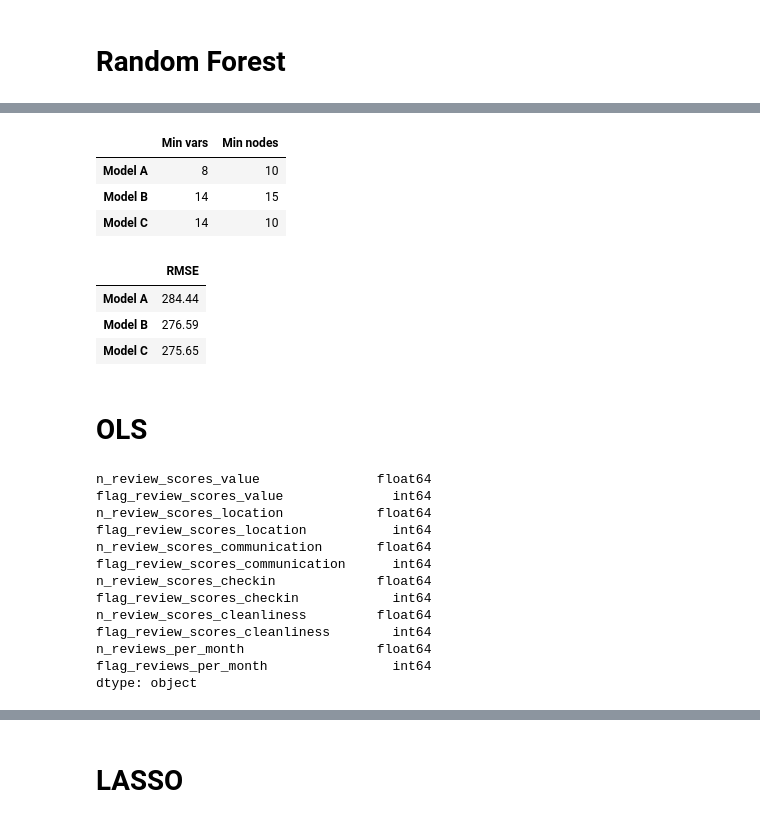
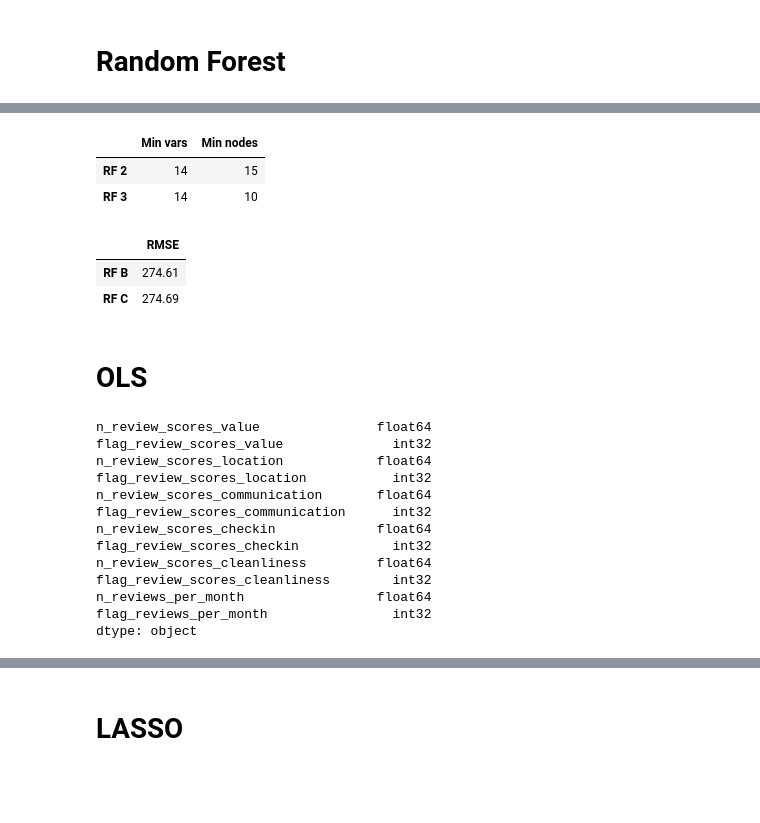
Before and after one commit to Jacopo21/AirbPrice_ML, a Jupyter notebook: model_oct.ipynb, the cells around one changed output, grey strips where cells are left out. Cells and saved outputs as stored; diff of their text form; code cells hidden in the pictures; blank space fills up the shorter version.

Commit message:
Change name, finish modeling

```diff
--- a/vu_apr.ipynb
+++ b/model_oct.ipynb
@@ -208,7 +225,7 @@ data_apr['amenities'] = merge_items_with_keywords(data_apr['amenities'], merge_d
 # %%
 # Generate dummies by amenities
 
-dummies = data_apr['amenities'].str.join('|').str.get_dummies()
+dummies = data_oct['amenities'].str.join('|').str.get_dummies()
 dummies.columns = "d_" + dummies.columns.str.replace('/', '_').str.replace(' ', '_').str.replace('-', '_').str.replace('\\\\', '')
 # %%
 dummies.head()
@@ -235,6 +252,6 @@ final_dummies.head()
 | 10 | 1 | 1 | 1 | 0 | 1 | 1 | 1 | 0 | ... |
 5 rows × 150 columns
 # %%
-#Add dummies amneties to data_apr
-data_apr = pd.concat([data_apr, final_dummies], axis=1)
+#Add dummies amneties to data_oct
+data_oct = pd.concat([data_oct, final_dummies], axis=1)
 # %%
@@ -251,11 +268,17 @@ data_apr.head()
 # Basic Variables inc neighnourhood
 basic_vars = [
     "n_accommodates",
-    "n_beds",
+    "n_bedrooms",
     "n_bathroom",
     "n_beds",
-    "f_property_type",
-    "f_neighbourhood_cleansed"
+    "f_neighbourhood_cleansed",
+    "availability_365",
+    "minimum_nights",
+    "maximum_nights",
+    "host_is_superhost",
+    "host_acceptance_rate",
+    "host_has_profile_pic",
+    "host_response_rate",
 ]
 
 # reviews
@@ -275,22 +298,24 @@ reviews = [
 ]
 
 # Dummy variables
-amenities = [col for col in data_apr if col.startswith("d_")]
+amenities = [col for col in data_oct if col.startswith("d_")]
 
 # interactions for the LASSO
 # from ch14
 X1 = [
-    "n_accommodates:f_property_type",
-    "d_breakfast:f_property_type",
+    "n_accommodates:d_wifi",
+    "d_breakfast:d_kitchen",
     "d_heating:n_accommodates",
-    "d_ac:f_property_type",
-    "minimum_nights",
+    "d_ac:n_bedrooms",
     "minimum_nights:n_accommodates",
     "availability_365:minimum_nights",
+    "n_review_scores_value:n_reviews_per_month",
+    "host_acceptance_rate:host_response_rate",
+    "host_identity_verified:host_is_superhost",
 ]
 # with neighbourhood
 X2 = [
-    "f_property_type:f_neighbourhood_cleansed",
+    "availability_365:f_neighbourhood_cleansed",
     "n_accommodates:f_neighbourhood_cleansed",
     "d_wifi:f_neighbourhood_cleansed",
     "d_Smoke_alarm:f_neighbourhood_cleansed",
@@ -323,7 +348,7 @@ amenities
 #data_oct.to_csv('/Users/Admin/Desktop/listings_APR_FINAL2.csv', index=False)
 # %%
 #Split the data
-data_train, data_holdout = train_test_split(data_apr, train_size=0.8, random_state=42)
+data_train, data_holdout = train_test_split(data_oct, train_size=0.8, random_state=42)
 # %% [markdown]
 # Random Forest
 # %%
@@ -453,22 +478,21 @@ pd.DataFrame(rf_model_3.cv_results_)[
 # %%
 pd.DataFrame(
     {
         "Min vars": [
             rf_model_2.best_estimator_.max_features,
             rf_model_3.best_estimator_.max_features,
         ],
-        "Min nodes": [,
+        "Min nodes": [
             rf_model_2.best_estimator_.min_samples_split - 1,
             rf_model_3.best_estimator_.min_samples_split - 1,
         ],
     },
-    ["Model B", "Model C"],
+    ["RF 2", "RF 3"],
 )
 # %% [output]
 |  | Min vars | Min nodes |
-| Model A | 8 | 10 |
-| Model B | 14 | 15 |
-| Model C | 14 | 10 |
+| RF 2 | 14 | 15 |
+| RF 3 | 14 | 10 |
 # %%
 pd.DataFrame(
     {
@@ -477,31 +501,30 @@ pd.DataFrame(
             rf_model_3.cv_results_["mean_test_score"].min(),
         ]
     },
-    ["Model A", "Model B", "Model C"],
+    ["RF B", "RF C"],
 ).round(2) * -1
 # %% [output]
 |  | RMSE |
-| Model A | 284.44 |
-| Model B | 276.59 |
-| Model C | 275.65 |
+| RF B | 274.61 |
+| RF C | 274.69 |
 # %% [markdown]
 # OLS
 # %%
-#print(data_apr[basic_vars].dtypes)
-print(data_apr[reviews].dtypes)
+#print(data_oct[basic_vars].dtypes)
+print(data_oct[reviews].dtypes)
 # %% [output]
 n_review_scores_value               float64
-flag_review_scores_value              int64
+flag_review_scores_value              int32
 n_review_scores_location            float64
-flag_review_scores_location           int64
+flag_review_scores_location           int32
 n_review_scores_communication       float64
-flag_review_scores_communication      int64
+flag_review_scores_communication      int32
 n_review_scores_checkin             float64
-flag_review_scores_checkin            int64
+flag_review_scores_checkin            int32
 n_review_scores_cleanliness         float64
-flag_review_scores_cleanliness        int64
+flag_review_scores_cleanliness        int32
 n_reviews_per_month                 float64
-flag_reviews_per_month                int64
+flag_reviews_per_month                int32
 dtype: object
 # %%
 '''
```
Also changed, not shown: parts of 27 cells of this notebook, 1 other file.
